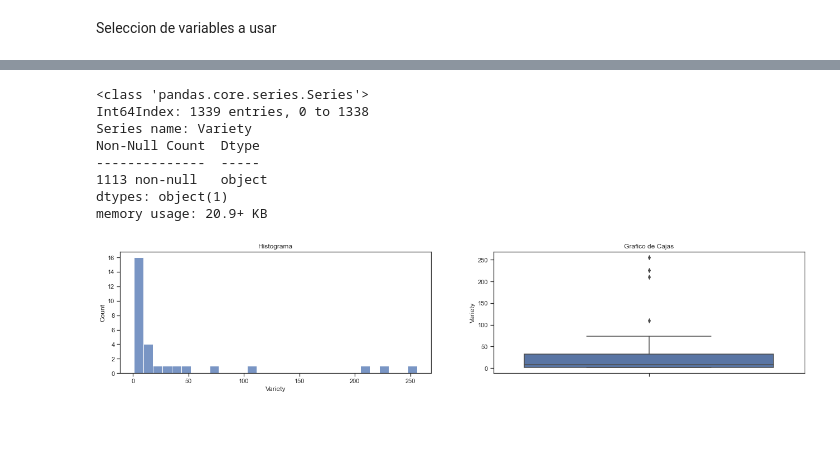
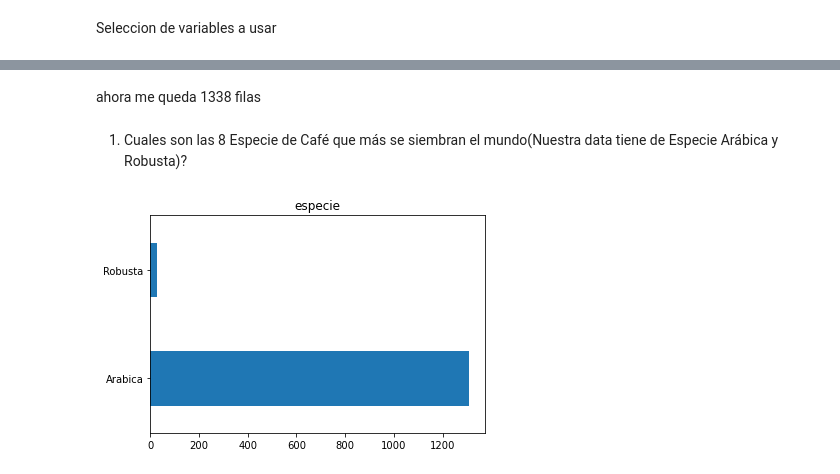
Before and after one commit to romeroelena16/PythonAnalytics, a Jupyter notebook: src/eda.ipynb, the cells around one changed output, grey strips where cells are left out. Cells and saved outputs as stored; diff of their text form; code cells hidden in the pictures; blank space fills up the shorter version.

Commit message:
Drop de una fila y rename de otras filas, solution answer 1

```diff
--- a/src/eda.ipynb
+++ b/src/eda.ipynb
@@ -121,0 +107,3 @@ columns_use = ['Species', 'Country_of_Origin',
+# %%
+# Renombrar el dataframe con las variables a usar
+df_main = df_main[columns_use]
@@ -122,28 +142,34 @@ columns_use = ['Species', 'Country_of_Origin',
+# %%
+# la fila ha sido eliminada porque tiene muchos valores vacíos y Total_Cup_Points está por debajo de 80 puntos
+df_main.dropna(subset=['Country_of_Origin'],inplace=True)
+# %% [markdown]
+ahora me queda 1338 filas
 # %%
-def diagnostic_categorico_plot(df, variable):
+# función para gráficos para variable numérica
+
+def diagnostic_numerico_plot(df, variable):
     # Define el tamaño de la grafica
-    plt.figure(figsize = (22,4))
 
     # Histograma
     plt.subplot(1,2,1)
-    sns.histplot(df[variable].value_counts(), bins = 30)
+    sns.histplot(df[variable], bins = 30)
     plt.title('Histograma')
 
     # Grafica de Caja
     plt.subplot(1,2,2)
-    sns.boxplot(y=df[variable].value_counts())
+    sns.boxplot(y=df[variable])
     plt.title('Grafico de Cajas')
 
     df[variable].info()
-# %%
-diagnostic_categorico_plot(df_main,'Variety')
-# %% [output]
-<class 'pandas.core.series.Series'>
-Int64Index: 1339 entries, 0 to 1338
-Series name: Variety
-Non-Null Count  Dtype
---------------  -----
-1113 non-null   object
-dtypes: object(1)
-memory usage: 20.9+ KB
-[figure, removed]
+# %%
+# función para gráfico para variables categóricas
+
+def diagnostic_categorico_plot(df,variable,titulo_graf):
+    df[variable].value_counts().plot(kind='barh',title=titulo_graf)
+# %% [markdown]
+1. Cuales son las 8 Especie de Café que más se siembran el mundo(Nuestra data tiene de Especie Arábica y Robusta)?
+# %%
+plt.figure(figsize = (6,4))
+diagnostic_categorico_plot(df_main,'Species','especie')
+# %% [output]
+[figure, added]
```
Also changed, not shown: parts of 26 cells of this notebook.
